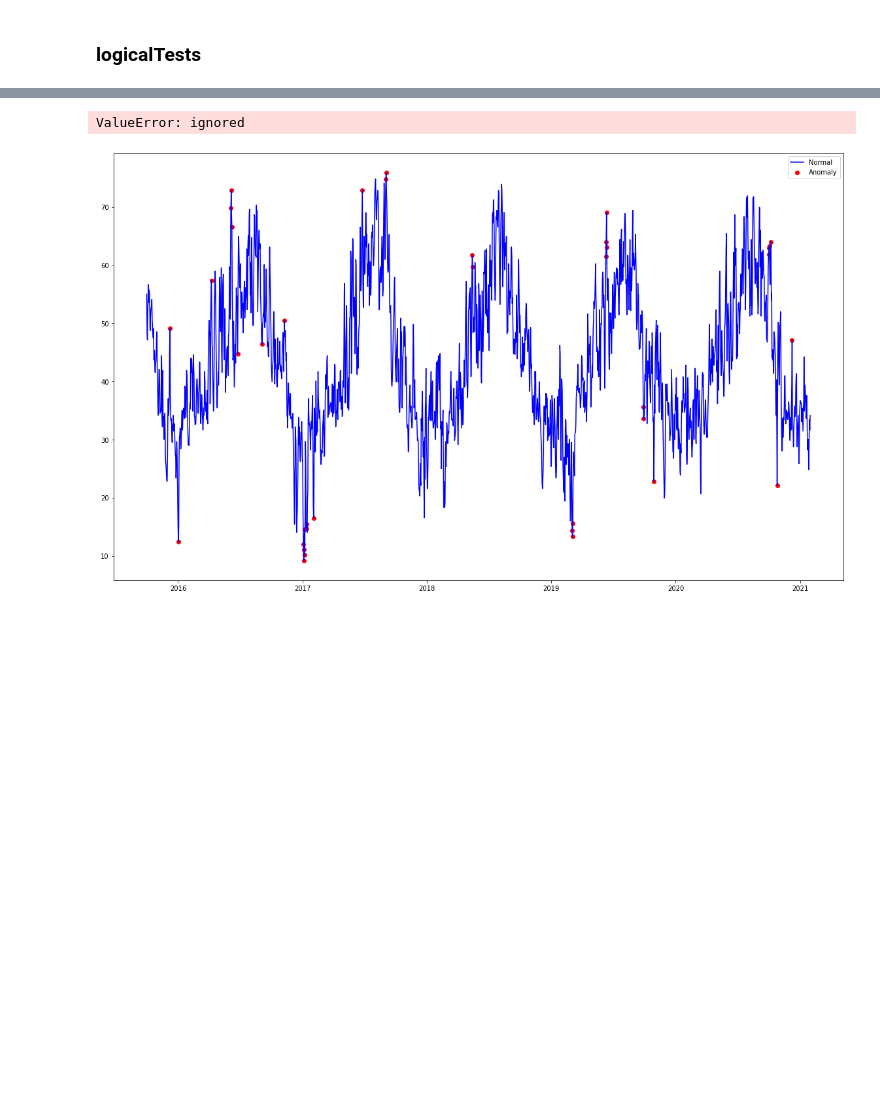
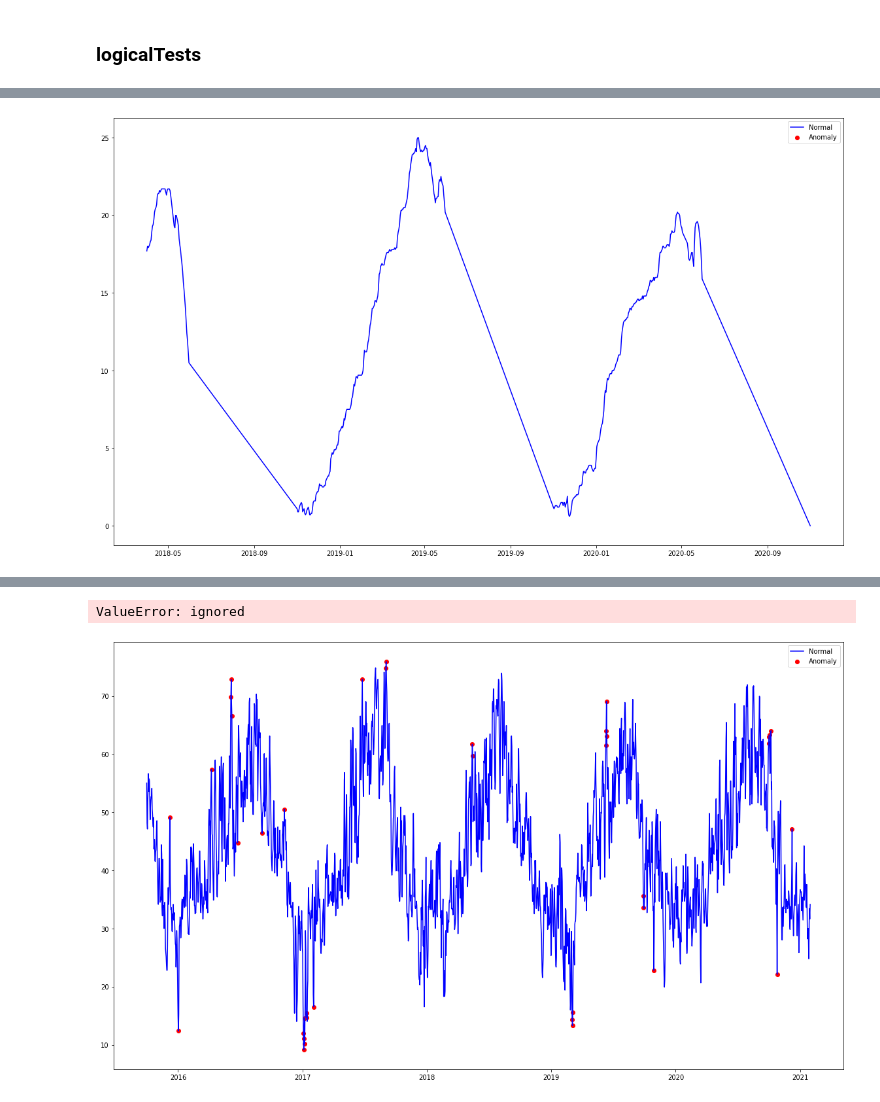
Before and after one commit to geoskimoto/SNOTEL_AnomalyDetection, a Jupyter notebook: AnomalyDetection.ipynb, the cells around one changed output, grey strips where cells are left out. Cells and saved outputs as stored; diff of their text form; code cells hidden in the pictures; blank space fills up the shorter version.

```diff
--- a/AnomalyDetection.ipynb
+++ b/AnomalyDetection.ipynb
@@ -568,3 +628,3 @@ OR302.isolationForests('TAVG', seasonal_differencing = True)
 # %%
-OR302.zscorePlot('TAVG', seasonal_differencing=True)
+OR302.zscorePlot('WTEQ', max_StDev=3, seasonal_differencing=False)
 # %% [output]
@@ -572 +631,2 @@ OR302.zscorePlot('TAVG', seasonal_differencing=True)
+[figure, added]
 # %%
```
Also changed, not shown: parts of 26 cells of this notebook.
